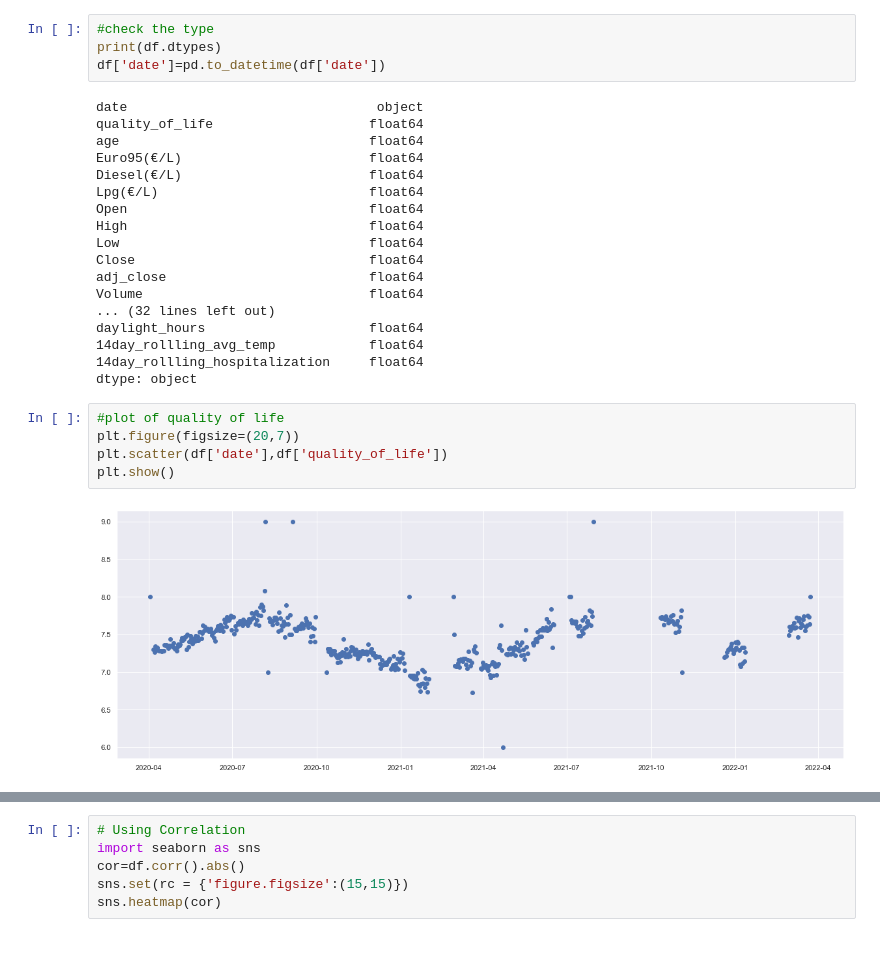
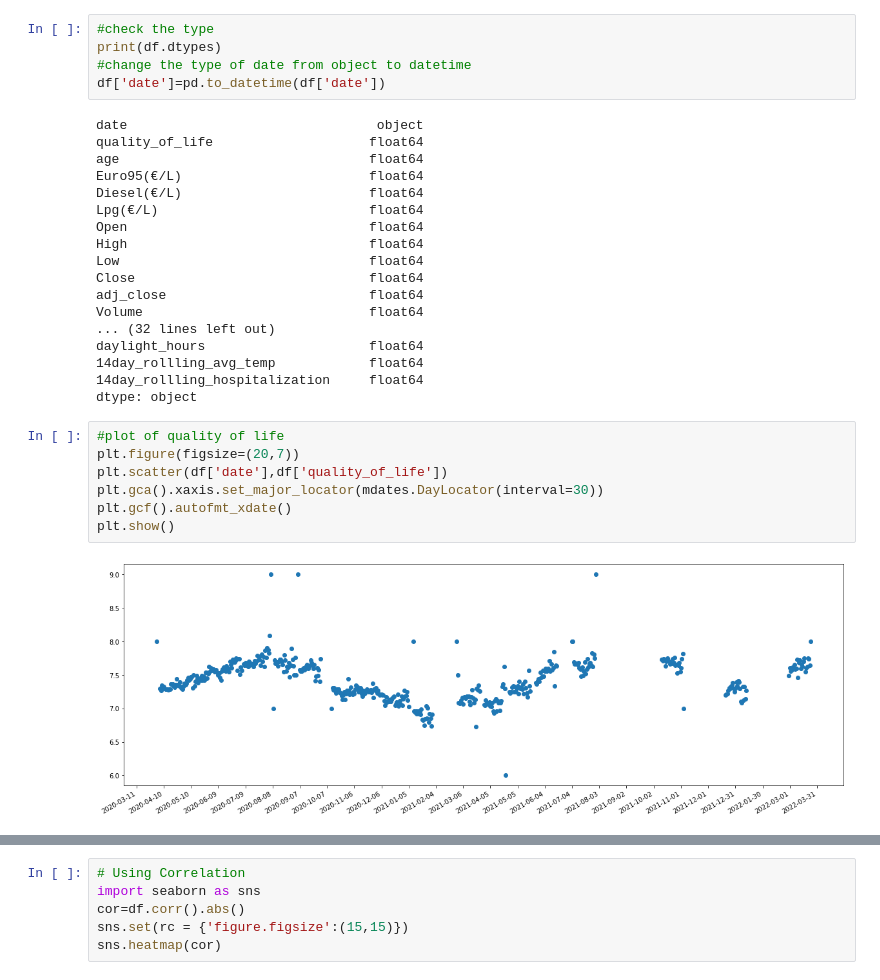
Before and after one commit to apirzadeh1365/supervised-_machine_learning, a Jupyter notebook: final_project.ipynb, the cells around one changed output, grey strips where cells are left out. Drawn from its saved outputs; the diff is of its cells as text; blank space fills up the shorter version.

```diff
--- a/final_project.ipynb
+++ b/final_project.ipynb
@@ -46,6 +51,7 @@ counts_per_day : number of participants who filled out the questionnaire on that
 # %%
 #check the type
 print(df.dtypes)
+#change the type of date from object to datetime
 df['date']=pd.to_datetime(df['date'])
 # %% [output]
 date                                object
@@ -68,7 +74,9 @@ dtype: object
 # %%
 #plot of quality of life
 plt.figure(figsize=(20,7))
 plt.scatter(df['date'],df['quality_of_life'])
+plt.gca().xaxis.set_major_locator(mdates.DayLocator(interval=30))
+plt.gcf().autofmt_xdate()
 plt.show()
 # %% [output]
-[figure, old version]
+[figure, new version]
```
Also changed, not shown: parts of 33 cells of this notebook.
